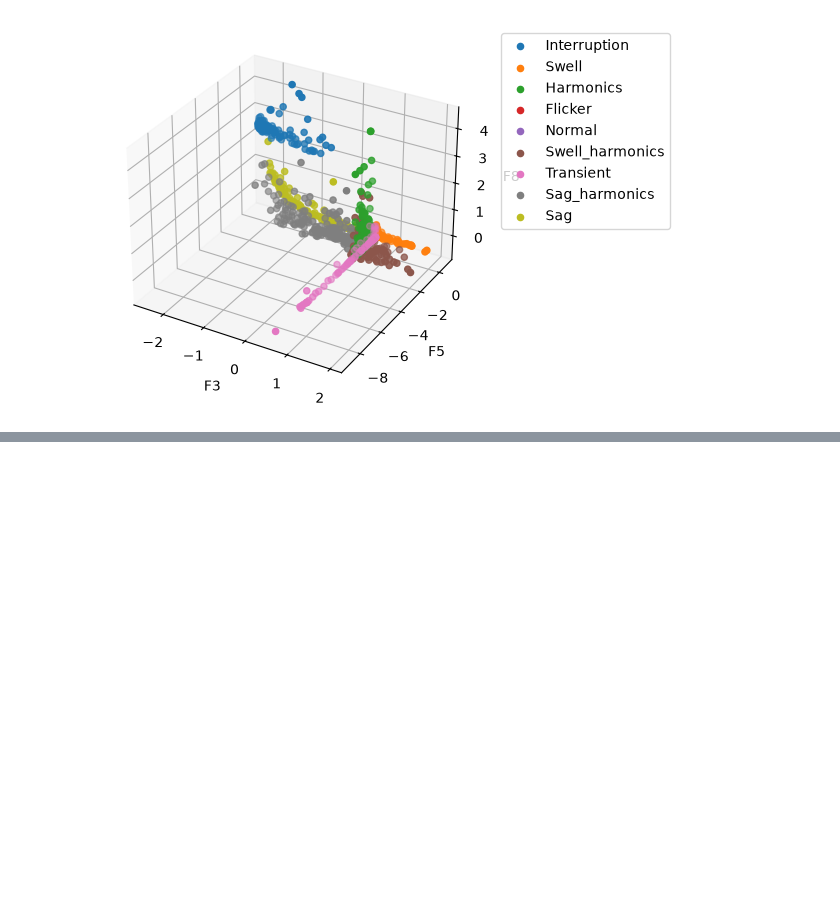
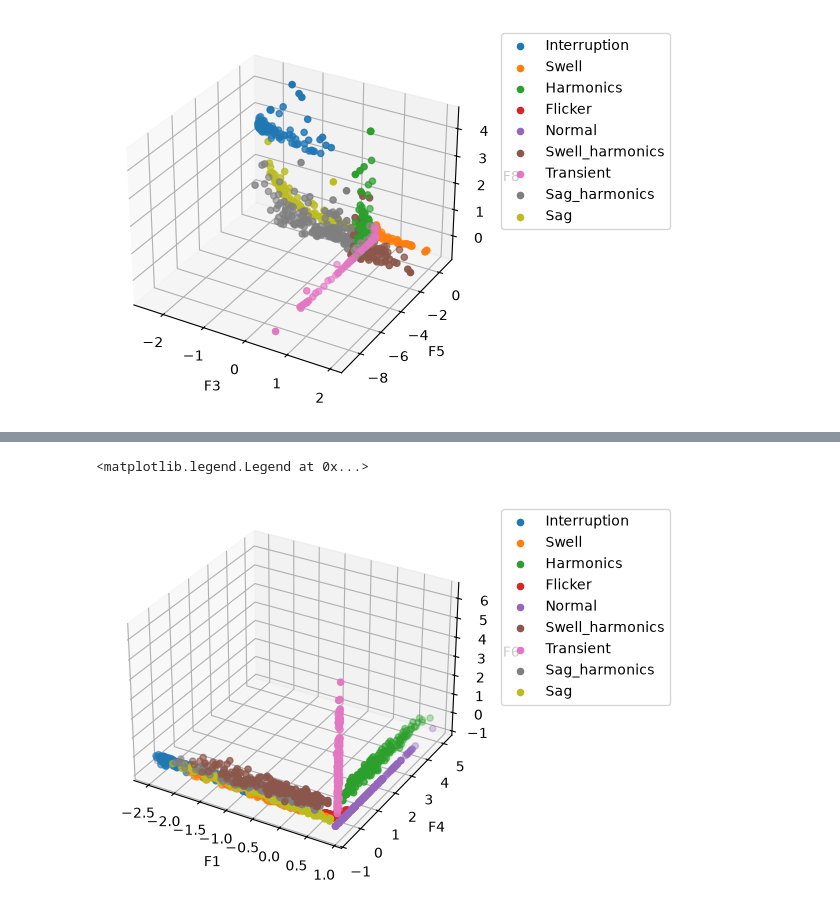
Before and after one commit to Kibestar/EE4C12---Machine-Learning-Project, a Jupyter notebook: Code/01 Task/3d_plot.ipynb, the cells around one changed output, grey strips where cells are left out. Cells and saved outputs as stored; diff of their text form; code cells hidden in the pictures; blank space fills up the shorter version.

```diff
--- a/Code/01 Task/3d_plot.ipynb
+++ b/Code/01 Task/3d_plot.ipynb
@@ -67,0 +68,32 @@ ax.legend(bbox_to_anchor=(1.05, 1), loc='upper left')
+# %%
+features = ["F1", "F2", "F3", "F4", "F5", "F6", "F7", "F8"]
+files = ["SNR_noiseless"]
+
+data, sample_labels = data_import(files, features)
+full_data = pd.DataFrame(data, columns=features)
+
+# Make a 3D scatter of F1, F4, F6, with one legend entry per sample label.
+import matplotlib.pyplot as plt
+from mpl_toolkits.mplot3d import Axes3D
+
+fig = plt.figure()
+ax = fig.add_subplot(111, projection='3d')
+
+sample_label_series = pd.Series(sample_labels)
+for label in sample_label_series.unique():
+    mask = sample_label_series == label
+    ax.scatter(
+        -full_data.loc[mask, 'F1'],
+        full_data.loc[mask, 'F4'],
+        full_data.loc[mask, 'F6'],
+        label=label,
+    )
+
+ax.set_xlabel('F1')
+ax.set_ylabel('F4')
+ax.set_zlabel('F6')
+# put the legend outside the plot
+ax.legend(bbox_to_anchor=(1.05, 1), loc='upper left')
+# %% [output]
+<matplotlib.legend.Legend at 0x...>
+[figure, added]
```
Also changed, not shown: parts of 1 cell of this notebook.
